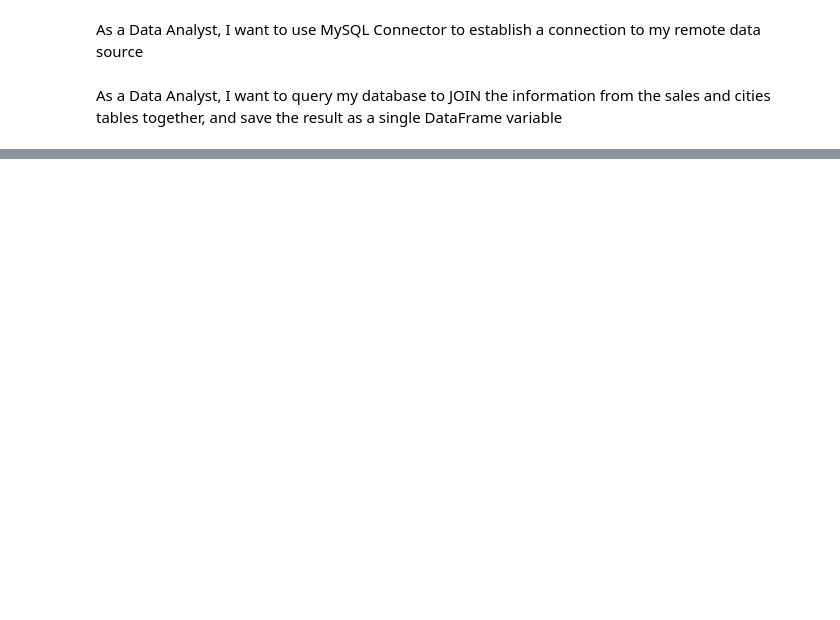
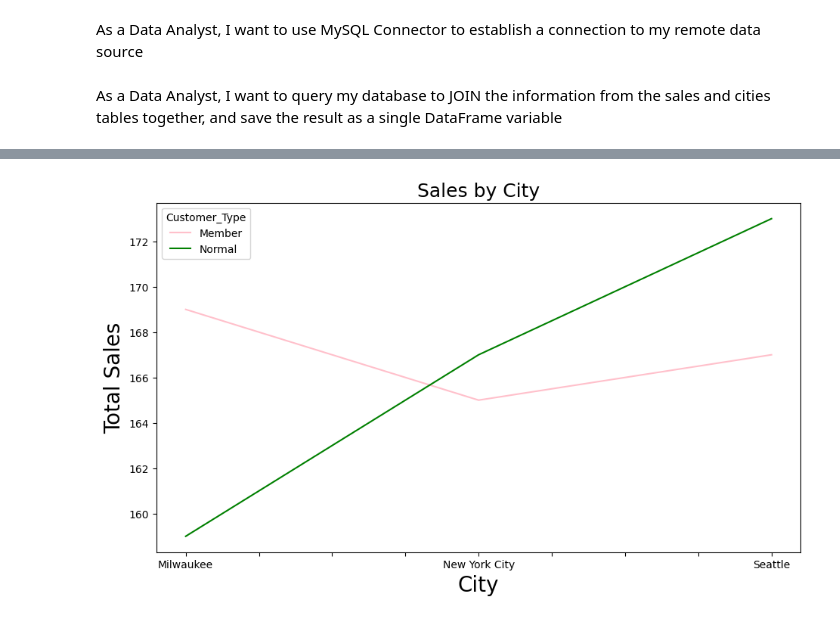
Before and after one commit to karenclewis21/ExploratoryDataAnalysis, a Jupyter notebook: sales_analysis.ipynb, the cells around one changed output, grey strips where cells are left out. Drawn from its saved outputs; the diff is of its cells as text; code cells hidden in the pictures; blank space fills up the shorter version.

```diff
--- a/sales_analysis.ipynb
+++ b/sales_analysis.ipynb
@@ -17,0 +169,7 @@ DatabaseError: Execution failed on sql 'SELECT * FROM SALES LEFT JOIN ON SALES.C
+# %%
+joined_df.groupby(["City", "Customer_Type"]).size().unstack().plot(kind="line", color=["pink", "green"], figsize=(11,6))
+plt.title("Sales by City", fontsize=(18))
+plt.xlabel("City", fontsize=20)
+plt.ylabel("Total Sales", fontsize=20);
+# %% [output]
+[figure, added]
```
Also changed, not shown: parts of 34 cells of this notebook.
